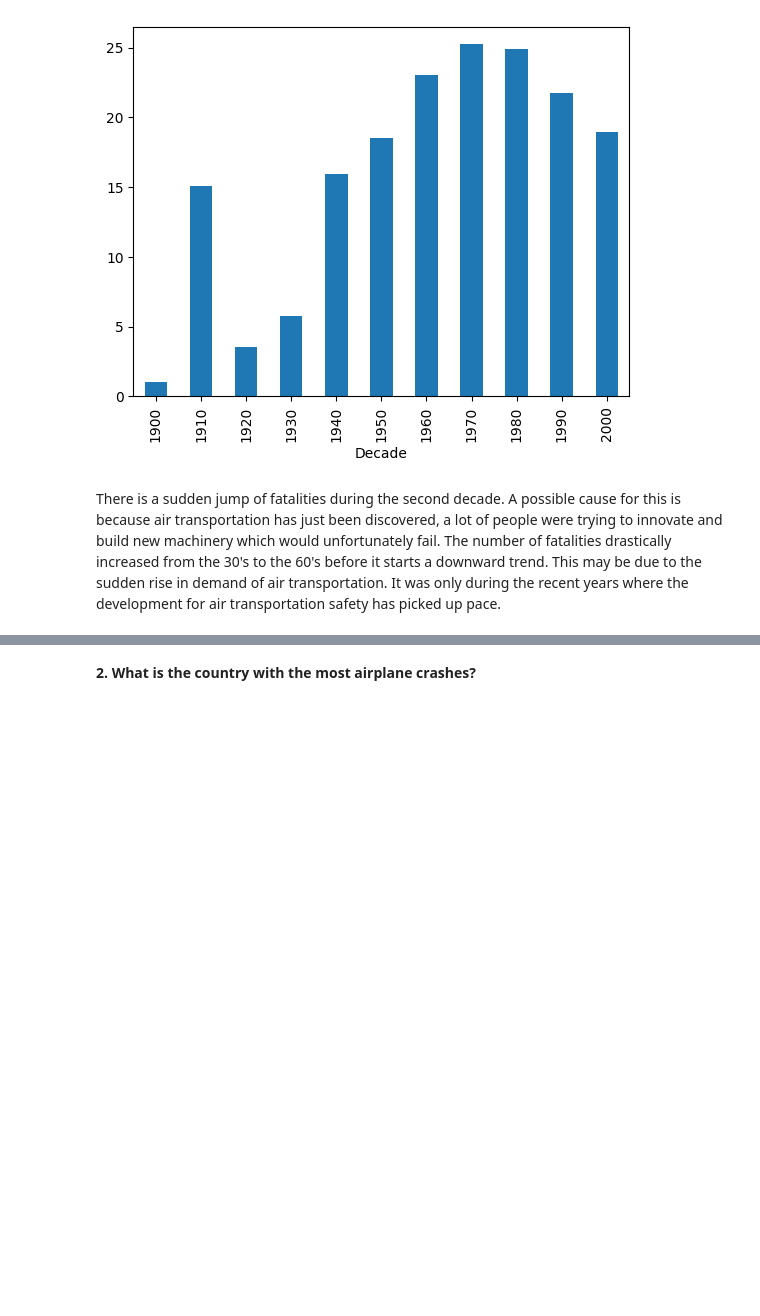
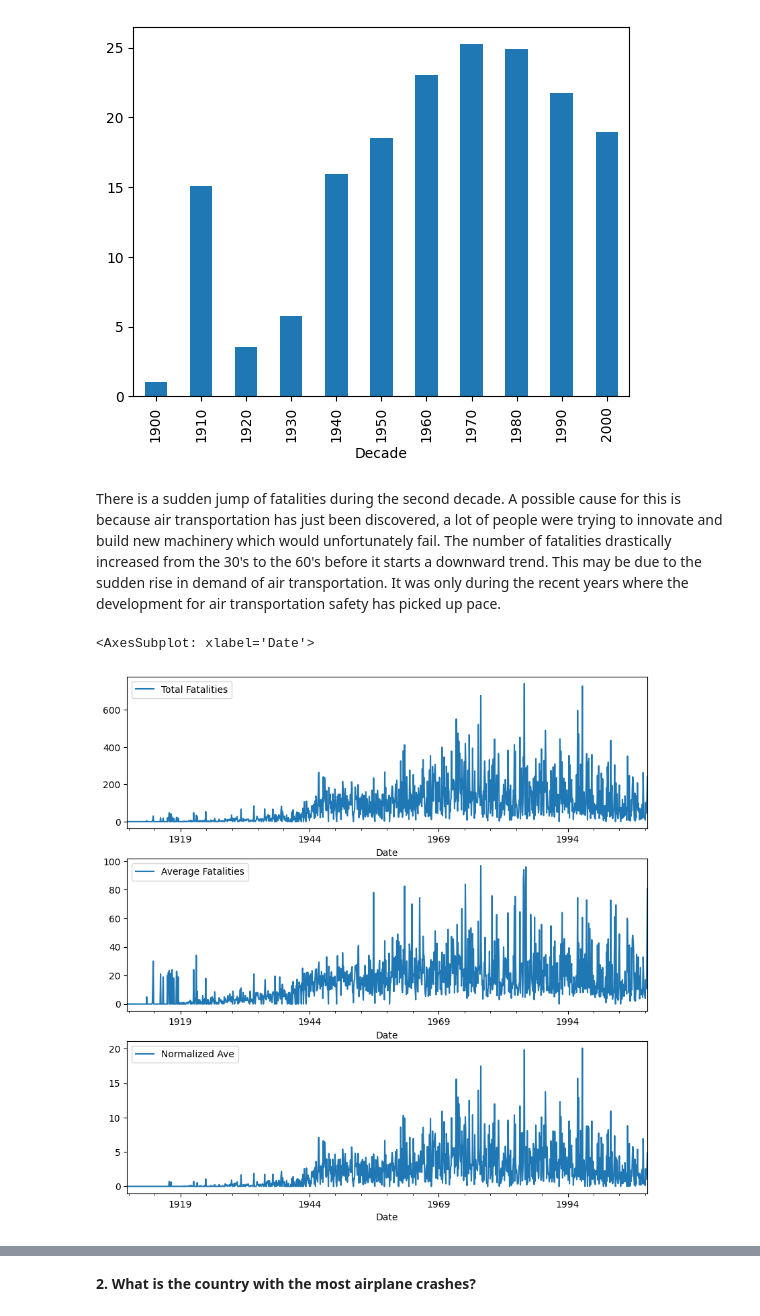
Before and after one commit to samueluy/CSMODEL-5, a Jupyter notebook: csmodel-5-phase-1.ipynb, the cells around one changed output, grey strips where cells are left out. Drawn from its saved outputs; the diff is of its cells as text; code cells hidden in the pictures; blank space fills up the shorter version.

```diff
--- a/csmodel-5-phase-1.ipynb
+++ b/csmodel-5-phase-1.ipynb
@@ -130,3 +134,43 @@ def Dickey_Fuller(series, isPrinted):
         print("\tResult: %s" % ("\tReject H0; Time Series is Stationary" if adf_stat < crit_values["5%"] else "\tFailed to Reject H0, Time series is Non-Stationary"))
         print()
     return
+# %%
+# Cleaning
+df = airplane_df.copy()
+df = df[df["Fatalities"].notna()]
+df = df[df["Date"].notna()]
+df = df[["Date", "Fatalities"]]
+std = df['Fatalities'].std()
+
+# Remove Days from Date
+# df['Date'] = df['Date'].apply(lambda x: x.strftime('%Y-%m'))
+
+# new_df = df.groupby(['Date'])['Fatalities'].agg(**{'Total Fatalities':('sum'), 'Average Fatalities':('mean')}).reset_index()
+new_df = df.groupby(pd.Grouper(key='Date', freq='MS'))['Fatalities'].agg(**{'Total Fatalities':('sum'), 'Average Fatalities':('mean')}).reset_index()
+new_df['Normalized Ave'] = (new_df['Total Fatalities'] - new_df['Average Fatalities']) / std
+new_df = new_df.set_index(pd.to_datetime(new_df['Date']))
+# new_df.index = new_df.index.to_period("M")
+
+# Create Period / Month-Year Range Dataframe
+newIndexes = new_df.reindex(pd.period_range(new_df.index[0], new_df.index[-1], freq="M"), fill_value=0)
+newIndexes = newIndexes.to_timestamp()
+
+# # # Combine both dataframs
+new_df = new_df.combine_first(newIndexes)
+new_df = new_df.fillna(0)
+
+
+# PLOT INITIAL
+fig, axes = plt.subplots(nrows=3, ncols=1)
+fig.set_size_inches(10, 10)
+new_df['Total Fatalities'].plot(ax=axes[0], legend='Total Fatalities')
+new_df['Average Fatalities'].plot(ax=axes[1], legend='Average Fatalities')
+new_df['Normalized Ave'].plot(ax=axes[2], legend='Normalized Average')
+
+# DICKEY FULLER TEST
+# Dickey_Fuller(new_df['Total Fatalities'], True)
+# Dickey_Fuller(new_df['Average Fatalities'], True)
+# Dickey_Fuller(new_df['Normalized Ave'], True)
+# %% [output]
+<AxesSubplot: xlabel='Date'>
+[figure, added]
```
Also changed, not shown: parts of 5 cells of this notebook.
